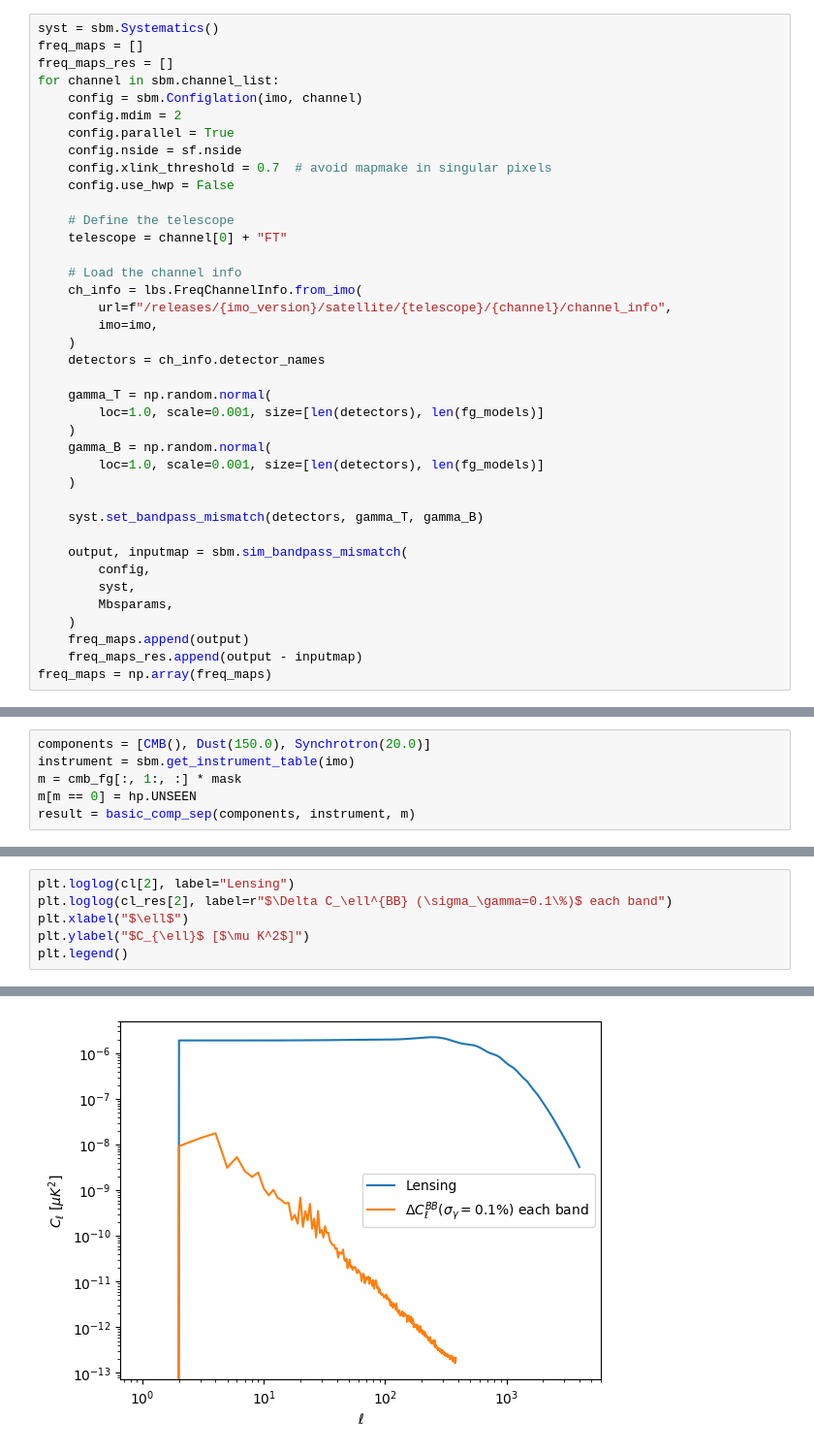
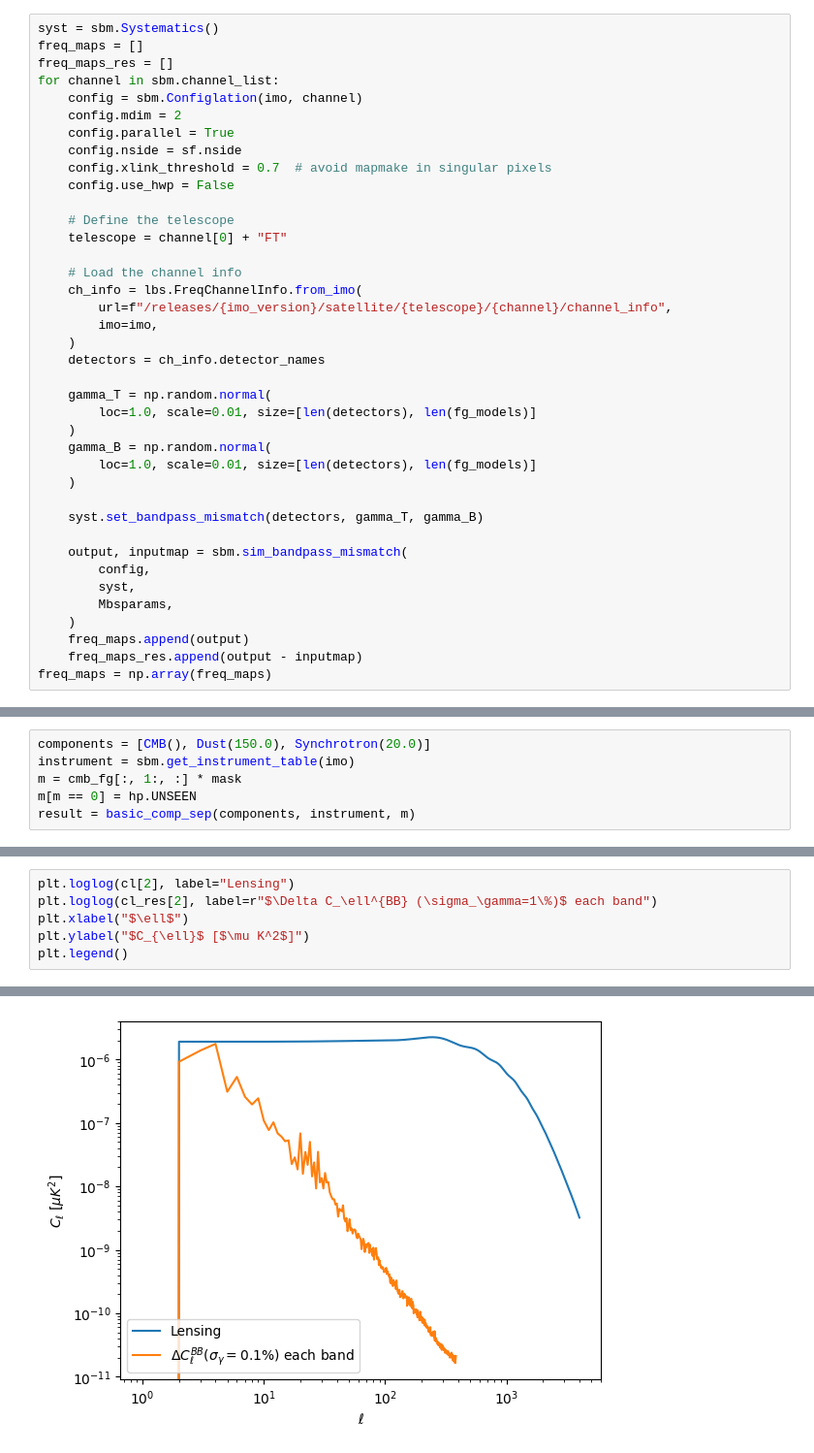
Before and after one commit to yusuke-takase/SBM, a Jupyter notebook: notebooks/bandpass_mismatch.ipynb, the cells around one changed output, grey strips where cells are left out. Shown at 97% size. Saved outputs shown, nothing was run; the diff lists cells and outputs as text.

```diff
--- a/notebooks/bandpass_mismatch.ipynb
+++ b/notebooks/bandpass_mismatch.ipynb
@@ -151,10 +154,10 @@ for channel in sbm.channel_list:
     detectors = ch_info.detector_names
 
     gamma_T = np.random.normal(
-        loc=1.0, scale=0.001, size=[len(detectors), len(fg_models)]
+        loc=1.0, scale=0.01, size=[len(detectors), len(fg_models)]
     )
     gamma_B = np.random.normal(
-        loc=1.0, scale=0.001, size=[len(detectors), len(fg_models)]
+        loc=1.0, scale=0.01, size=[len(detectors), len(fg_models)]
     )
 
     syst.set_bandpass_mismatch(detectors, gamma_T, gamma_B)
@@ -238,12 +241,12 @@ hp.mollview(compsep_res[2], title="$\Delta U$", cmap=cmap, unit="$\mu K$", sub=(
 # %%
 plt.loglog(cl[2], label="Lensing")
-plt.loglog(cl_res[2], label=r"$\Delta C_\ell^{BB} (\sigma_\gamma=0.1\%)$ each band")
+plt.loglog(cl_res[2], label=r"$\Delta C_\ell^{BB} (\sigma_\gamma=1\%)$ each band")
 plt.xlabel("$\ell$")
 plt.ylabel("$C_{\ell}$ [$\mu K^2$]")
 plt.legend()
 # %% [output]
 <matplotlib.legend.Legend at 0x...>
-[figure, old version]
+[figure, new version]
 # %%
 data = sbm.forecast(cl_res[2], fsky=0.6, lmax=191)
 print("Δr = ", data["delta_r"])
```
Also changed, not shown: parts of 9 cells of this notebook, 2 other files.
